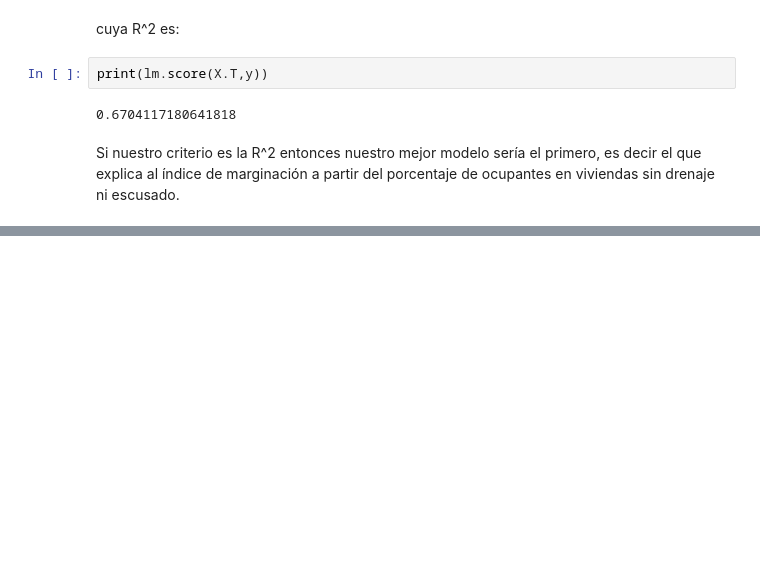
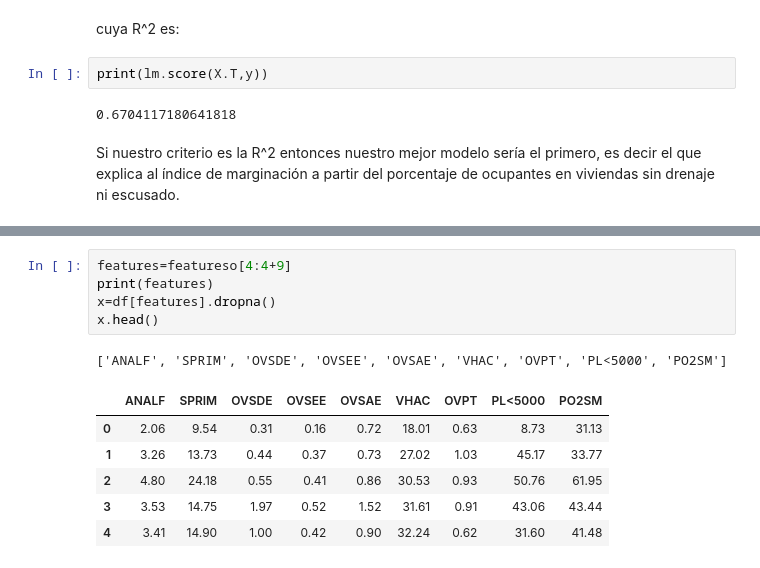
Before and after one commit to jeroaranda/aplicada3, a Jupyter notebook: marginacion.ipynb, the cells around one changed output, grey strips where cells are left out. Cells and saved outputs as stored; diff of their text form; blank space fills up the shorter version.

```diff
--- a/marginacion.ipynb
+++ b/marginacion.ipynb
@@ -220,0 +253,13 @@ Si nuestro criterio es la R^2 entonces nuestro mejor modelo sería el primero, e
+# %%
+features=featureso[4:4+9]
+print(features)
+x=df[features].dropna()
+x.head()
+# %% [output]
+['ANALF', 'SPRIM', 'OVSDE', 'OVSEE', 'OVSAE', 'VHAC', 'OVPT', 'PL<5000', 'PO2SM']
+|  | ANALF | SPRIM | OVSDE | OVSEE | OVSAE | VHAC | OVPT | PL<5000 | PO2SM |
+| 0 | 2.06 | 9.54 | 0.31 | 0.16 | 0.72 | 18.01 | 0.63 | 8.73 | 31.13 |
+| 1 | 3.26 | 13.73 | 0.44 | 0.37 | 0.73 | 27.02 | 1.03 | 45.17 | 33.77 |
+| 2 | 4.80 | 24.18 | 0.55 | 0.41 | 0.86 | 30.53 | 0.93 | 50.76 | 61.95 |
+| 3 | 3.53 | 14.75 | 1.97 | 0.52 | 1.52 | 31.61 | 0.91 | 43.06 | 43.44 |
+| 4 | 3.41 | 14.90 | 1.00 | 0.42 | 0.90 | 32.24 | 0.62 | 31.60 | 41.48 |
```
Also changed, not shown: parts of 6 cells of this notebook, 1 other file.
